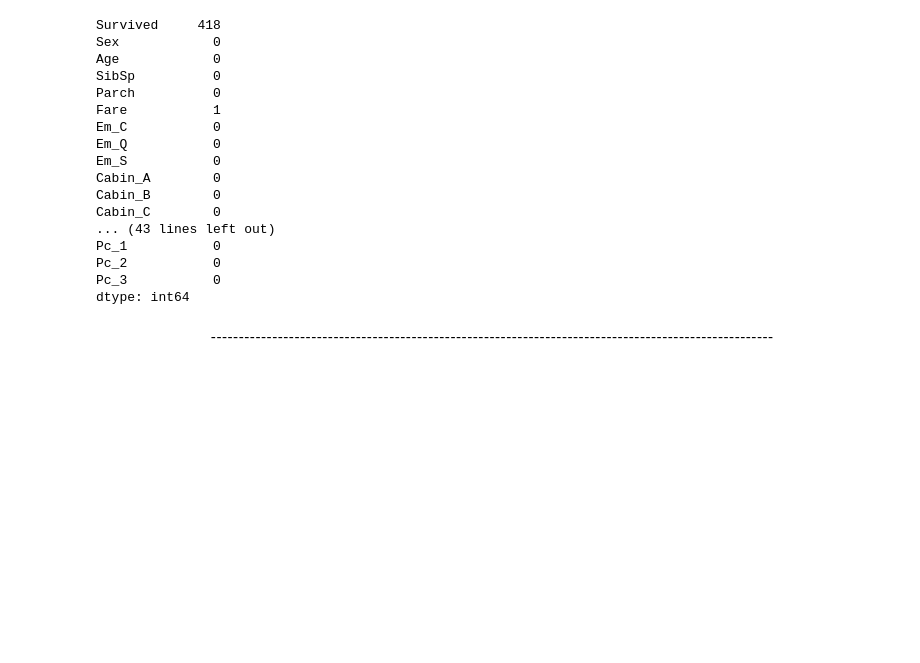
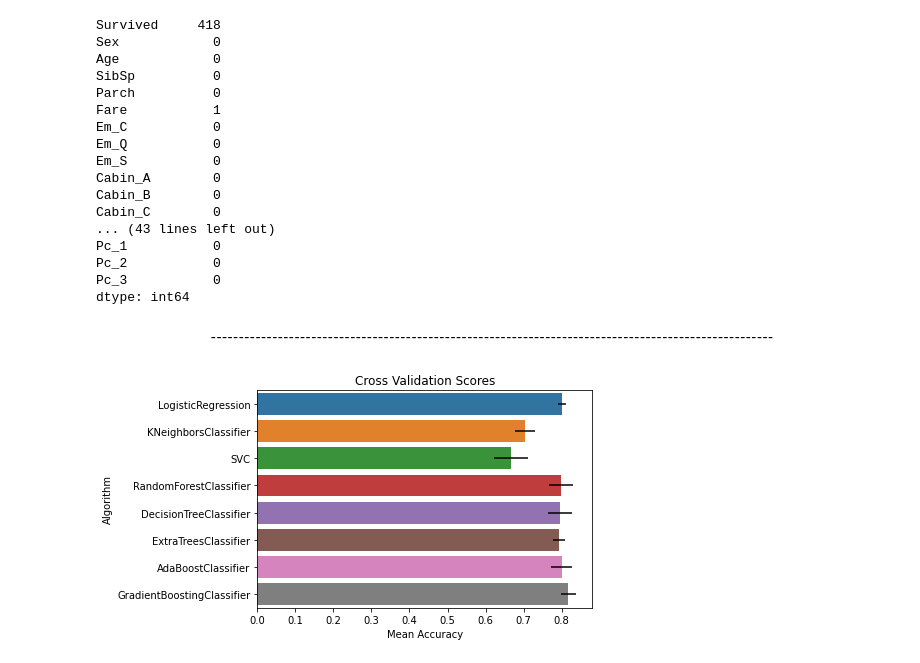
Before and after one commit to RAJ-DSML/Titanic-Disaster-Solution, a Jupyter notebook: titanic.ipynb, the cells around one changed output. Saved outputs shown, nothing was run; the diff lists cells and outputs as text; code cells hidden in the pictures; blank space fills up the shorter version.

Commit message:
model accuracy visualization

```diff
--- a/titanic.ipynb
+++ b/titanic.ipynb
@@ -381,0 +390,47 @@ x_train = train.drop(labels = ["Survived"], axis=1)
+# %%
+k_fold = StratifiedKFold()
+
+random_state = 40
+classifiers  = []
+
+classifiers.append(LogisticRegression(random_state=random_state))
+classifiers.append(KNeighborsClassifier())
+classifiers.append(SVC(random_state=random_state))
+classifiers.append(RandomForestClassifier(random_state=random_state))
+classifiers.append(DecisionTreeClassifier(random_state=random_state))
+classifiers.append(ExtraTreesClassifier(random_state=random_state))
+
+classifiers.append(AdaBoostClassifier(DecisionTreeClassifier(random_state=random_state),
+                                      random_state=random_state,
+                                      learning_rate=0.001))
+
+classifiers.append(GradientBoostingClassifier(random_state=random_state))
+# %%
+cv_results = []
+
+for c in classifiers :
+    cv_results.append(cross_val_score(c, x_train, y = y_train, scoring = "accuracy", cv = k_fold, n_jobs=4))
+
+cv_means = []
+cv_std = []
+
+for cv_result in cv_results:
+    cv_means.append(cv_result.mean())
+    cv_std.append(cv_result.std())
+
+cv_res = pd.DataFrame({"CrossValMeans":cv_means,
+                       "CrossValerrors": cv_std,
+                       "Algorithm":["LogisticRegression",
+                                    "KNeighborsClassifier",
+                                    "SVC",
+                                    "RandomForestClassifier",
+                                    "DecisionTreeClassifier",
+                                    "ExtraTreesClassifier",
+                                    "AdaBoostClassifier",
+                                    "GradientBoostingClassifier"]})
+
+plot = sns.barplot("CrossValMeans", "Algorithm", data = cv_res, orient = "h",**{'xerr':cv_std})
+plot.set_xlabel("Mean Accuracy")
+plot = plot.set_title("Cross Validation Scores")
+# %% [output]
+[figure, added]
```
Also changed, not shown: parts of 1 cell of this notebook.
